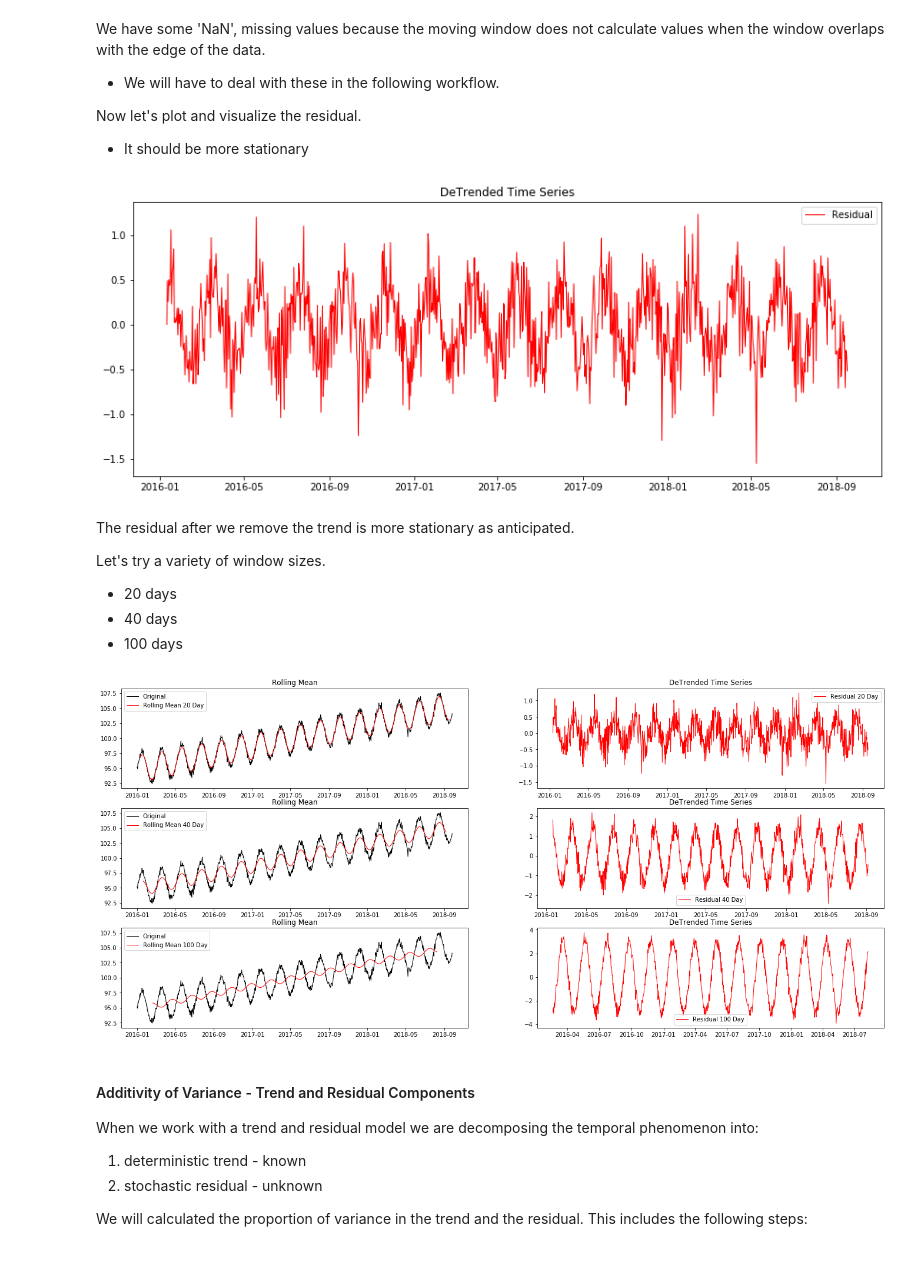
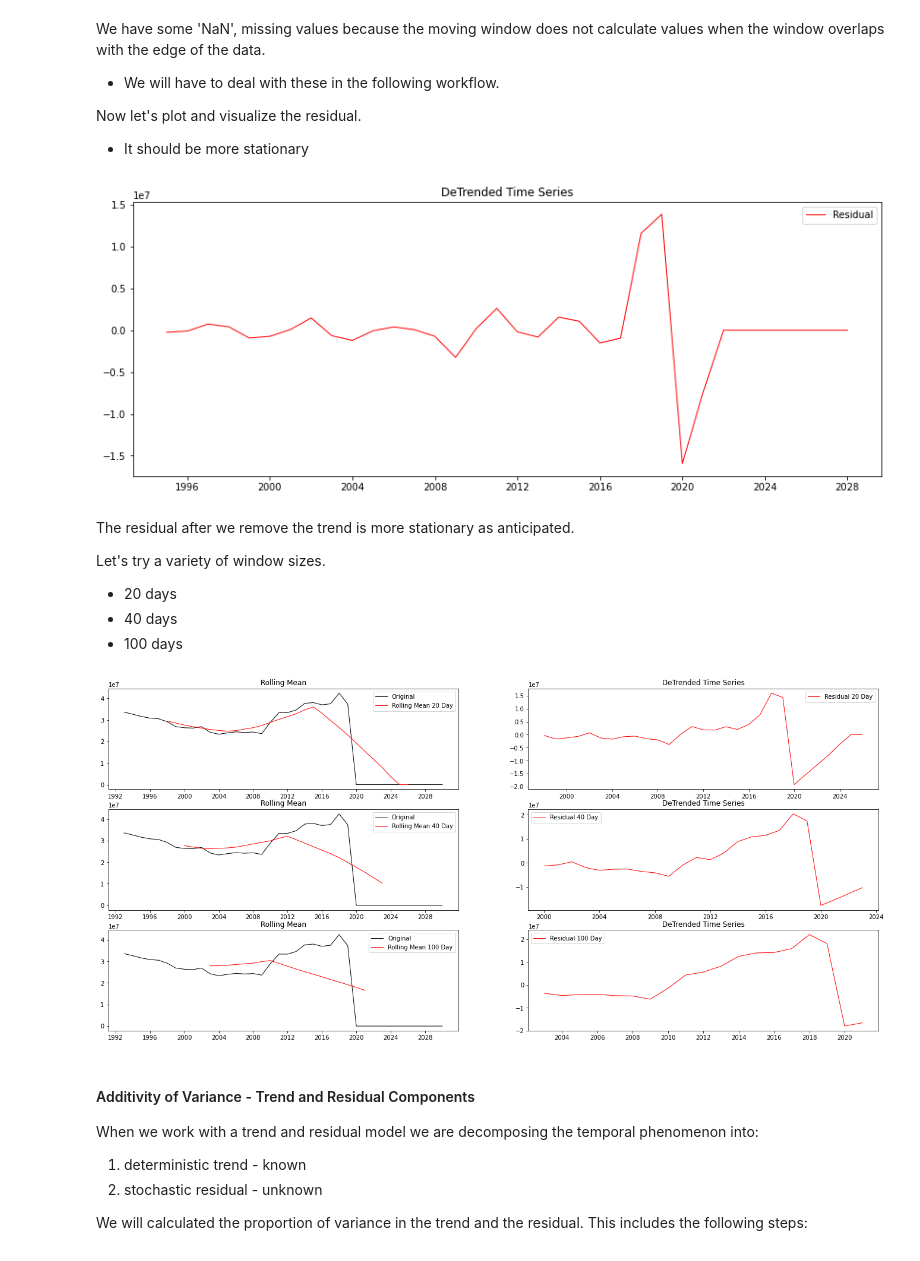
Before and after one commit to GabrielleJacoby/GabrielleJacoby.github.io, a Jupyter notebook: Texas_County_Boundaries_Detailed-shp/SubsurfaceDataAnalytics_TimeSeries.ipynb, the cells around one changed output. Drawn from its saved outputs; the diff is of its cells as text; code cells hidden in the pictures.

```diff
--- a/Texas_County_Boundaries_Detailed-shp/SubsurfaceDataAnalytics_TimeSeries.ipynb
+++ b/Texas_County_Boundaries_Detailed-shp/SubsurfaceDataAnalytics_TimeSeries.ipynb
@@ -220,0 +206,5 @@ df2.head()
+# %%
+df = pd.read_excel('Andrews_Neural_Network.xls')
+df = pd.DataFrame(df)
+df = df.set_index(['Year'])
+df.head()
@@ -327,7 +325,7 @@ We will evaluate the moving window mean and sample standard deviation over a win
 * assuming a uniform weighting of the statististics
 * could consider triangular and Gaussian weighting templates for smoother results
 # %%
-window_size = 20                        # assume window size of 10 days
+window_size = 5                    # assume window size of 10 days
 
 #Determing rolling statistics
 rolling_mean = df.rolling(window = window_size, center = True).mean()
@@ -337,14 +335,14 @@ rolling_P975 = df.rolling(window = window_size, center = True).quantile(.975)
 
 #Plot rolling statistics:
 plt.subplot(211)
-orig = plt.plot(df['production'], color='black',linewidth = 1, label='Original')
-mean = plt.plot(rolling_mean['production'], color='red', linewidth = 1, label='Rolling Mean')
+orig = plt.plot(df['Prod'], color='black',linewidth = 1, label='Original')
+mean = plt.plot(rolling_mean['Prod'], color='red', linewidth = 1, label='Rolling Mean')
 #P025 = plt.plot(rolling_P025, color='grey', linewidth = 1, label='Rolling P025')
 #P975 = plt.plot(rolling_P975, color='grey', linewidth = 1, label='Rolling P975')
 plt.title('Rolling Mean'); plt.legend(loc='best')
 
 plt.subplot(212)
-std = plt.plot(rolling_std['production'], color='red', linewidth = 1, label = 'Rolling Std')
+std = plt.plot(rolling_std['Prod'], color='red', linewidth = 1, label = 'Rolling Std')
 plt.legend(loc='best'); plt.title('Rolling Standard Deviation')
 
 plt.subplots_adjust(left=0.0, bottom=0.0, right=2.0, top=1.0, wspace=0.5, hspace=0.4)
@@ -355,7 +353,7 @@ plt.subplots_adjust(left=0.0, bottom=0.0, right=2.0, top=1.0, wspace=0.5, hspace
 
 Let's remove (subtract) the moving window average from the original production time series and calculate the residual.
 # %%
-df['rolling_mean'] = rolling_mean['production'].values
-df['residual'] = df['production'].values - rolling_mean['production'].values
+df['rolling_mean'] = rolling_mean['Prod'].values
+df['residual'] = df['Prod'].values - rolling_mean['Prod'].values
 df.head(n=13)
 # %% [output]
@@ -389,7 +387,7 @@ orig = plt.plot(df['residual'], color='red',linewidth = 1, label='Residual')
 plt.title('DeTrended Time Series'); plt.legend(loc='best')
 plt.subplots_adjust(left=0.0, bottom=0.0, right=4.0, top=1.0, wspace=0.2, hspace=0.2)
 # %% [output]
-[figure, old version]
+[figure, new version]
 # %% [markdown]
 The residual after we remove the trend is more stationary as anticipated.
 
@@ -400,48 +398,48 @@ Let's try a variety of window sizes.
 * 100 days
 # %%
 #Determing rolling statistics
-rolling_mean_20 = df.rolling(window = 20, center = True).mean()
-rolling_mean_40 = df.rolling(window = 40, center = True).mean()
-rolling_mean_100 = df.rolling(window = 100, center = True).mean()
+rolling_mean_20 = df.rolling(window = 10, center = True).mean()
+rolling_mean_40 = df.rolling(window = 15, center = True).mean()
+rolling_mean_100 = df.rolling(window = 20, center = True).mean()
 
-df['rolling_mean_20'] = rolling_mean_20['production'].values
-df['residual_20'] = df['production'].values - rolling_mean_20['production'].values
-df['rolling_mean_40'] = rolling_mean_40['production'].values
-df['residual_40'] = df['production'].values - rolling_mean_40['production'].values
-df['rolling_mean_100'] = rolling_mean_100['production'].values
-df['residual_100'] = df['production'].values - rolling_mean_100['production'].values
+df['rolling_mean_20'] = rolling_mean_20['Prod'].values
+df['residual_20'] = df['Prod'].values - rolling_mean_20['Prod'].values
+df['rolling_mean_40'] = rolling_mean_40['Prod'].values
+df['residual_40'] = df['Prod'].values - rolling_mean_40['Prod'].values
+df['rolling_mean_100'] = rolling_mean_100['Prod'].values
+df['residual_100'] = df['Prod'].values - rolling_mean_100['Prod'].values
 
 #Plot rolling statistics:
 plt.subplot(321)
-plt.plot(df['production'], color='black',linewidth = 1, label='Original')
-plt.plot(rolling_mean_20['production'], color='red', linewidth = 1, label='Rolling Mean 20 Day')
+plt.plot(df['Prod'], color='black',linewidth = 1, label='Original')
+plt.plot(rolling_mean_20['Prod'], color='red', linewidth = 1, label='Rolling Mean 20 Day')
 plt.title('Rolling Mean'); plt.legend(loc='best')
 
 plt.subplot(322)
 orig = plt.plot(df['residual_20'], color='red',linewidth = 1, label='Residual 20 Day')
 plt.title('DeTrended Time Series'); plt.legend(loc='best')
 
 plt.subplot(323)
-plt.plot(df['production'], color='black',linewidth = 1, label='Original')
-plt.plot(rolling_mean_40['production'], color='red', linewidth = 1, label='Rolling Mean 40 Day')
+plt.plot(df['Prod'], color='black',linewidth = 1, label='Original')
+plt.plot(rolling_mean_40['Prod'], color='red', linewidth = 1, label='Rolling Mean 40 Day')
 plt.title('Rolling Mean'); plt.legend(loc='best')
 
 plt.subplot(324)
 orig = plt.plot(df['residual_40'], color='red',linewidth = 1, label='Residual 40 Day')
 plt.title('DeTrended Time Series'); plt.legend(loc='best')
 
 plt.subplot(325)
-plt.plot(df['production'], color='black',linewidth = 1, label='Original')
-plt.plot(rolling_mean_100['production'], color='red', linewidth = 1, label='Rolling Mean 100 Day')
+plt.plot(df['Prod'], color='black',linewidth = 1, label='Original')
+plt.plot(rolling_mean_100['Prod'], color='red', linewidth = 1, label='Rolling Mean 100 Day')
 plt.title('Rolling Mean'); plt.legend(loc='best')
 
 plt.subplot(326)
 orig = plt.plot(df['residual_100'], color='red',linewidth = 1, label='Residual 100 Day')
 plt.title('DeTrended Time Series'); plt.legend(loc='best')
 
 plt.subplots_adjust(left=0.0, bottom=0.0, right=3.0, top=2.0, wspace=0.2, hspace=0.2)
 # %% [output]
-[figure, old version]
+[figure, new version]
 # %% [markdown]
 
 
```
Also changed, not shown: parts of 26 cells of this notebook, 25 other files.
